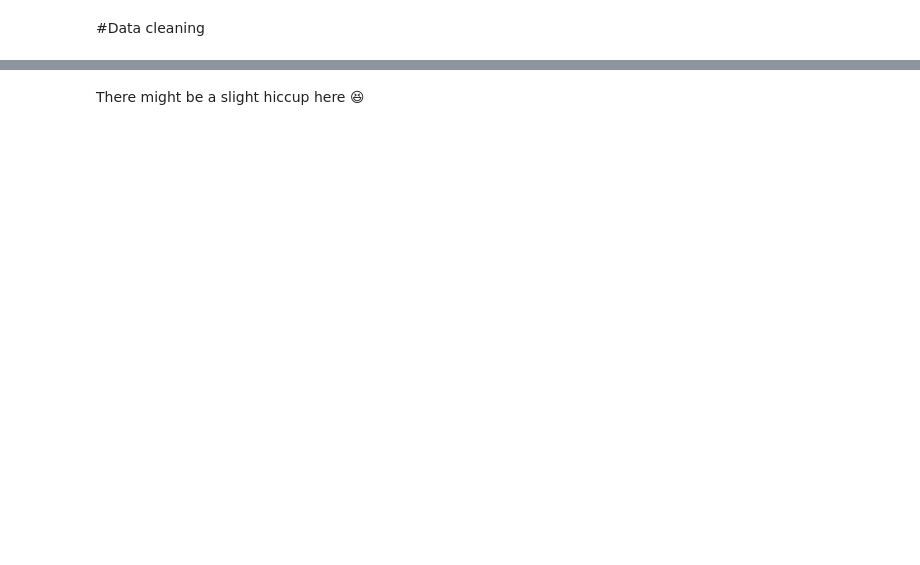
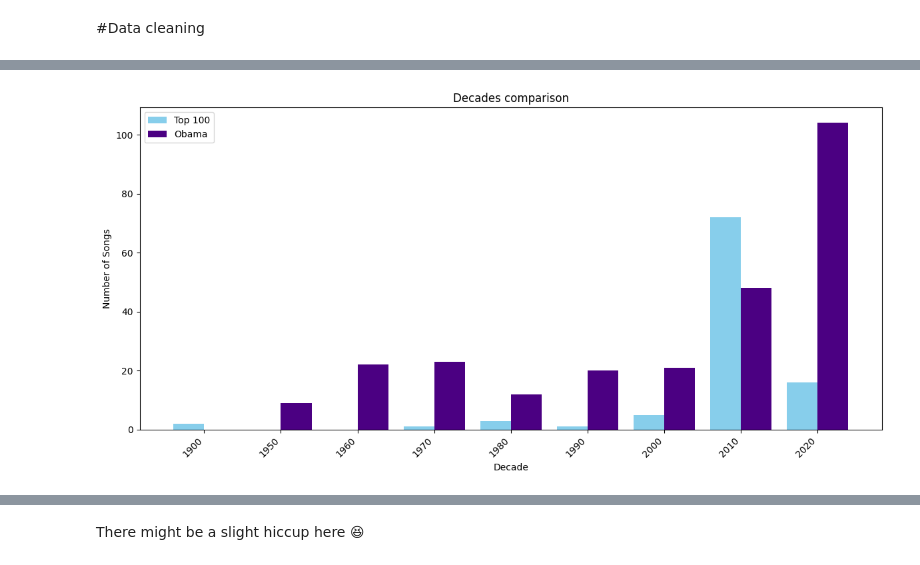
Before and after one commit to Ramonalyst/Music_Recommendation_System, a Jupyter notebook: Obama_vs_Top_100_Comparison.ipynb, the cells around one changed output, grey strips where cells are left out. Saved outputs shown, nothing was run; the diff lists cells and outputs as text; code cells hidden in the pictures; blank space fills up the shorter version.

```diff
--- a/Obama_vs_Top_100_Comparison.ipynb
+++ b/Obama_vs_Top_100_Comparison.ipynb
@@ -286 +378,53 @@ plt.show()
+# %%
+df_obama_grouped_by_decade = df_obama.groupby("decade").count().reset_index()
+df_top_100_grouped_by_decade = df_top_100.groupby("decade").count().reset_index()
+# %%
+
+# Define the consistent set of decades from both dataframes
+all_decades = sorted(set(df_top_100_grouped_by_decade['decade']).union(
+    set(df_obama_grouped_by_decade['decade'])
+))
+
+# Reindex both dataframes to include all years, filling missing values with 0
+df_top_100_grouped_by_decade = df_top_100_grouped_by_decade.set_index('decade').reindex(all_decades, fill_value=0).reset_index()
+df_obama_grouped_by_decade = df_obama_grouped_by_decade.set_index('decade').reindex(all_decades, fill_value=0).reset_index()
+
+# Update the x-axis years to the consistent set
+decades = df_top_100_grouped_by_decade['decade']
+
+# Create the figure and axis
+plt.figure(figsize=(12, 6))  # Increase the figure size for better readability
+
+# Set the positions for the bars
+x_top_100 = np.arange(len(df_top_100_grouped_by_decade)) * 2  # Increase the spacing between bars
+x_obama = x_top_100 + 0.8  # Shift Obama bars further to the right
+
+# Plot the Top 100 dataset with a specific color and label
+plt.bar(x_top_100,
+        df_top_100_grouped_by_decade['track_name'],
+        color='skyblue',
+        width=0.8,  # Increase width to make the bars more visible
+        label='Top 100')
+
+# Plot the Obama dataset with a different color and label
+plt.bar(x_obama,
+        df_obama_grouped_by_decade['track_name'],
+        color='indigo',
+        width=0.8,  # Increase width to make the bars more visible
+        label='Obama')
+
+# Set the x-ticks to show the years correctly with larger spacing
+plt.xticks(x_top_100 + 0.4, decades, rotation=45, ha='right')  # Rotate and adjust the alignment of x-ticks
+
+# Set labels and title
+plt.xlabel('Decade')
+plt.ylabel('Number of Songs')
+plt.title('Decades comparison')
+plt.legend()
+
+# Display the plot
+plt.tight_layout()  # Automatically adjust the layout for better fit
+plt.show()
+# %% [output]
+[figure, added]
 # %%
```
Also changed, not shown: parts of 38 cells of this notebook.
